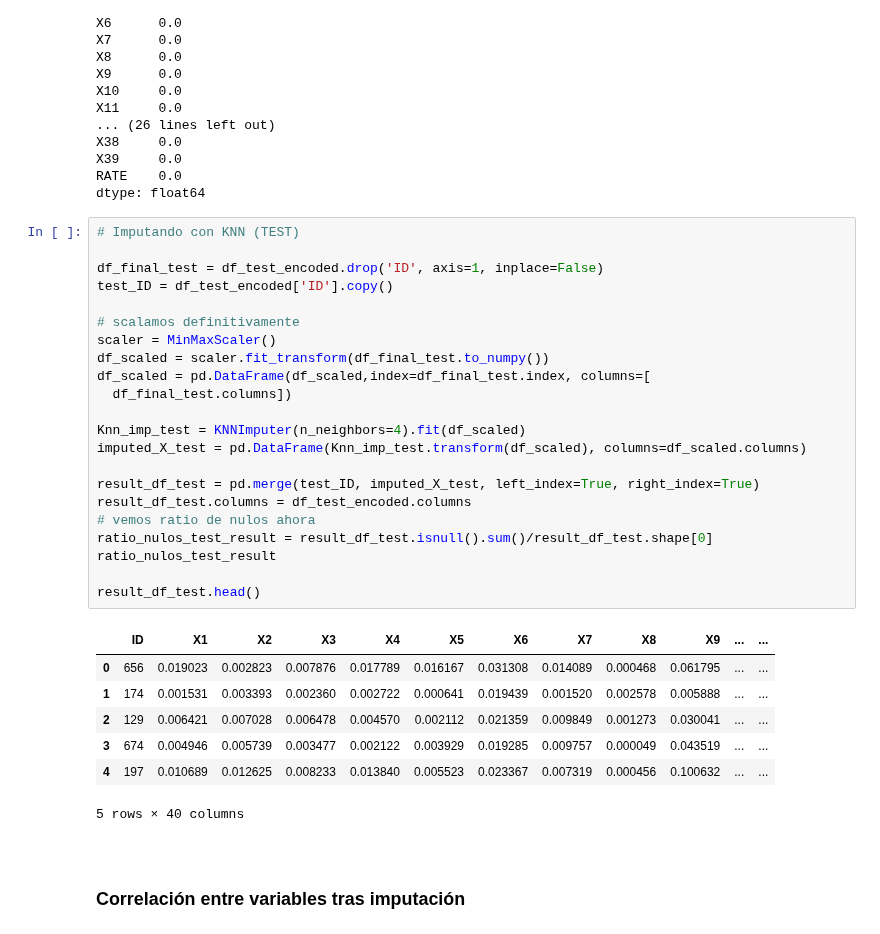
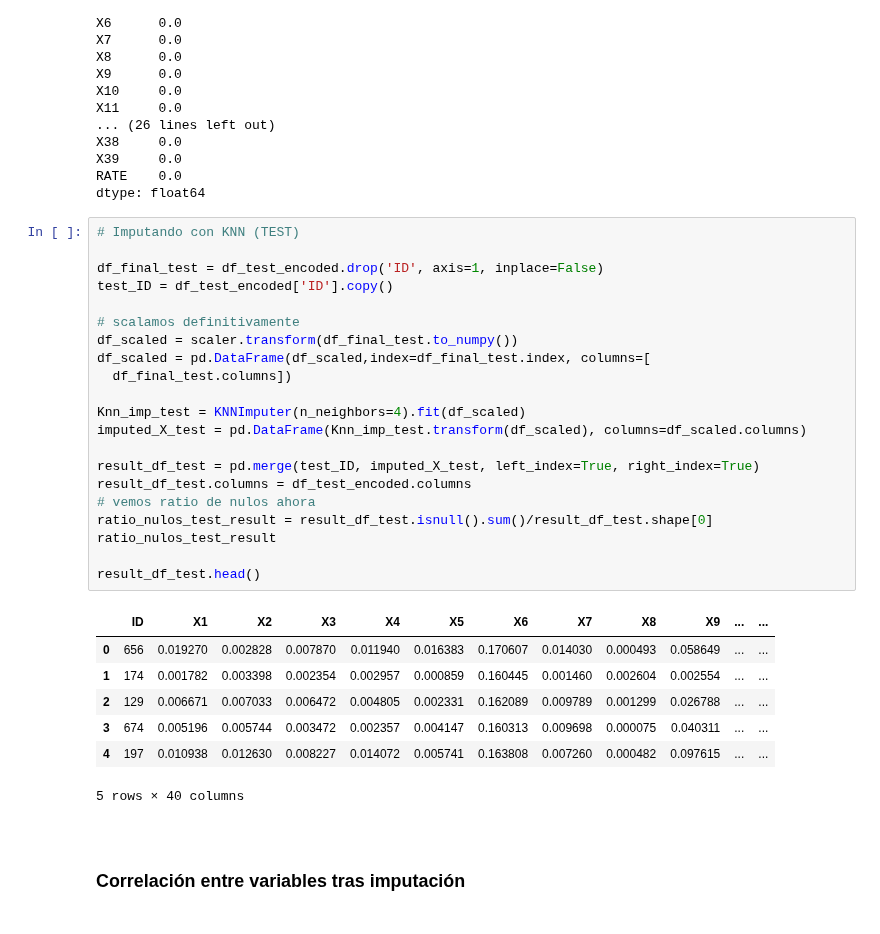
Before and after one commit to DomingoLopez/ClubFansIris, a Jupyter notebook: preprocesamiento/preprocesamiento.ipynb, the cells around one changed output. Cells and saved outputs as stored; diff of their text form.

```diff
--- a/preprocesamiento/preprocesamiento.ipynb
+++ b/preprocesamiento/preprocesamiento.ipynb
@@ -536,32 +538,31 @@ dtype: float64
 # %%
 # Imputando con KNN (TEST)
 
 df_final_test = df_test_encoded.drop('ID', axis=1, inplace=False)
 test_ID = df_test_encoded['ID'].copy()
 
 # scalamos definitivamente
-scaler = MinMaxScaler()
-df_scaled = scaler.fit_transform(df_final_test.to_numpy())
+df_scaled = scaler.transform(df_final_test.to_numpy())
 df_scaled = pd.DataFrame(df_scaled,index=df_final_test.index, columns=[
   df_final_test.columns])
 
 Knn_imp_test = KNNImputer(n_neighbors=4).fit(df_scaled)
 imputed_X_test = pd.DataFrame(Knn_imp_test.transform(df_scaled), columns=df_scaled.columns)
 
 result_df_test = pd.merge(test_ID, imputed_X_test, left_index=True, right_index=True)
 result_df_test.columns = df_test_encoded.columns
 # vemos ratio de nulos ahora
 ratio_nulos_test_result = result_df_test.isnull().sum()/result_df_test.shape[0]
 ratio_nulos_test_result
 
 result_df_test.head()
 # %% [output]
 |  | ID | X1 | X2 | X3 | X4 | X5 | X6 | X7 | X8 | X9 | ... | ... |
-| 0 | 656 | 0.019023 | 0.002823 | 0.007876 | 0.017789 | 0.016167 | 0.031308 | 0.014089 | 0.000468 | 0.061795 | ... | ... |
-| 1 | 174 | 0.001531 | 0.003393 | 0.002360 | 0.002722 | 0.000641 | 0.019439 | 0.001520 | 0.002578 | 0.005888 | ... | ... |
-| 2 | 129 | 0.006421 | 0.007028 | 0.006478 | 0.004570 | 0.002112 | 0.021359 | 0.009849 | 0.001273 | 0.030041 | ... | ... |
-| 3 | 674 | 0.004946 | 0.005739 | 0.003477 | 0.002122 | 0.003929 | 0.019285 | 0.009757 | 0.000049 | 0.043519 | ... | ... |
-| 4 | 197 | 0.010689 | 0.012625 | 0.008233 | 0.013840 | 0.005523 | 0.023367 | 0.007319 | 0.000456 | 0.100632 | ... | ... |
+| 0 | 656 | 0.019270 | 0.002828 | 0.007870 | 0.011940 | 0.016383 | 0.170607 | 0.014030 | 0.000493 | 0.058649 | ... | ... |
+| 1 | 174 | 0.001782 | 0.003398 | 0.002354 | 0.002957 | 0.000859 | 0.160445 | 0.001460 | 0.002604 | 0.002554 | ... | ... |
+| 2 | 129 | 0.006671 | 0.007033 | 0.006472 | 0.004805 | 0.002331 | 0.162089 | 0.009789 | 0.001299 | 0.026788 | ... | ... |
+| 3 | 674 | 0.005196 | 0.005744 | 0.003472 | 0.002357 | 0.004147 | 0.160313 | 0.009698 | 0.000075 | 0.040311 | ... | ... |
+| 4 | 197 | 0.010938 | 0.012630 | 0.008227 | 0.014072 | 0.005741 | 0.163808 | 0.007260 | 0.000482 | 0.097615 | ... | ... |
 5 rows × 40 columns
 # %% [markdown]
 <br/>
```
Also changed, not shown: parts of 7 cells of this notebook, 11 other files.
